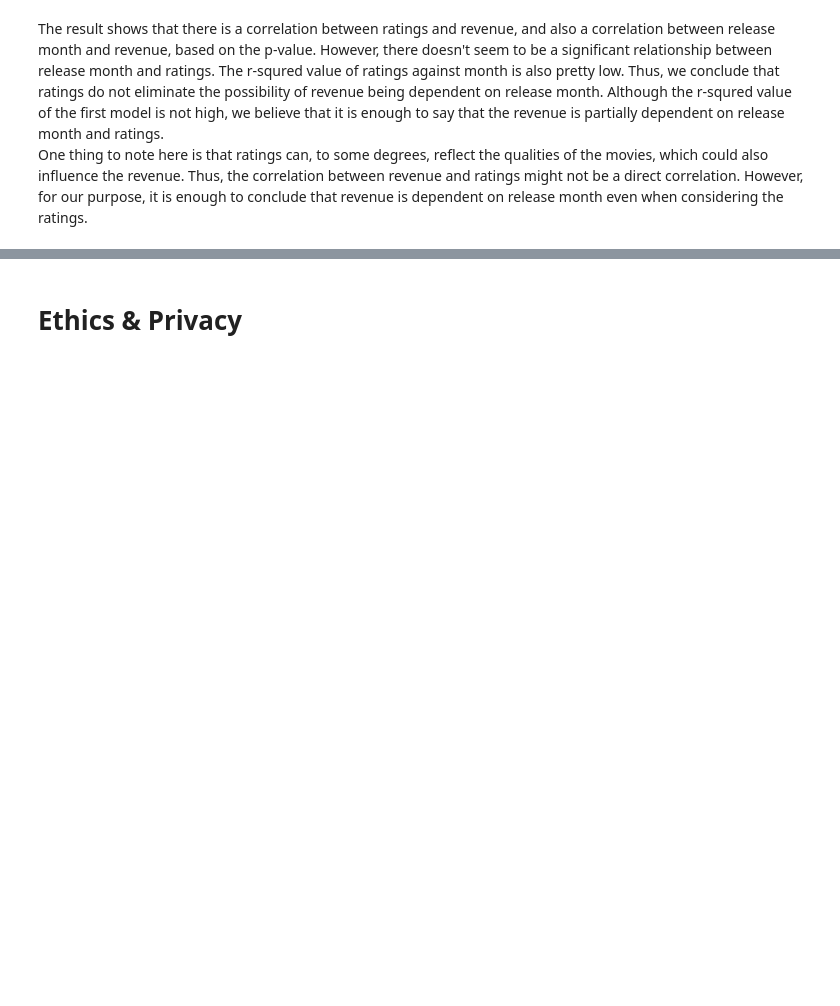
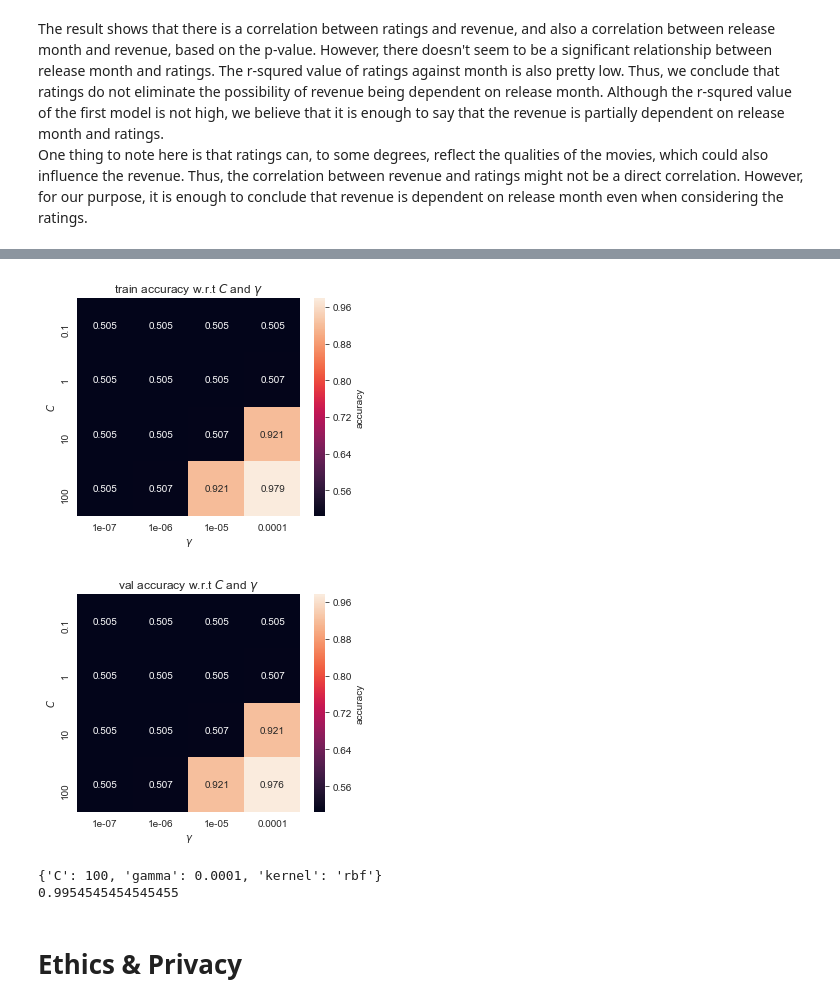
Before and after one commit to SephalTheX/Corollators, a Jupyter notebook: FinalProject.ipynb, the cells around one changed output, grey strips where cells are left out. Saved outputs shown, nothing was run; the diff lists cells and outputs as text; code cells hidden in the pictures; blank space fills up the shorter version.

```diff
--- a/FinalProject.ipynb
+++ b/FinalProject.ipynb
@@ -550,3 +604,41 @@ df = pd.read_csv('./data/omdb_cleaned.csv')
+# %%
+classifier = svm.SVC(kernel='rbf')
+parameters = {'kernel':['rbf'], 'C':[0.1, 1, 10, 100], 'gamma':[10**-7, 10**-6, 10**-5, 10**-4]}
+C_list     = [0.1, 1, 10, 100] # Different C to try.
+gamma_list = [10**-7, 10**-6, 10**-5, 10**-4] # Different gamma to try.
+gridG = GridSearchCV(classifier,parameters)
+gridG.fit(X_train_val,Y_train_val)
+grid_train_result = gridG.cv_results_['mean_train_score']
+grid_train_result = grid_train_result.reshape(4,4)
+grid_valid_result = gridG.cv_results_['mean_test_score']
+grid_valid_result = grid_valid_result.reshape(4,4)
+# %%
+def draw_heatmap_RBF(acc, acc_desc, gamma_list, C_list):
+    plt.figure(figsize = (5,4))
+    ax = sns.heatmap(acc, annot=True, fmt='.3f',
+                     xticklabels=gamma_list, yticklabels=C_list)
+    ax.collections[0].colorbar.set_label("accuracy")
+    ax.set(xlabel = '$\gamma$', ylabel='$C$')
+    plt.title(acc_desc + ' w.r.t $C$ and $\gamma$')
+    sns.set_style("whitegrid", {'axes.grid' : False})
+    plt.show()
+
+train_acc = grid_train_result
+draw_heatmap_RBF(train_acc, 'train accuracy', gamma_list, C_list)
+
+val_acc   = grid_valid_result
+draw_heatmap_RBF(val_acc, 'val accuracy',gamma_list, C_list)
+# %% [output]
+[figure, added]
+[figure, added]
+# %%
+test_accX = gridG.best_estimator_.predict(X_test) == Y_test
+print(gridG.best_params_)
+test_acc = sum(test_accX)/len(test_accX)
+print(test_acc)
+# %% [output]
+{'C': 100, 'gamma': 0.0001, 'kernel': 'rbf'}
+0.9954545454545455
 # %% [markdown]
 # Ethics & Privacy
 # %% [markdown]
```
Also changed, not shown: parts of 13 cells of this notebook.
